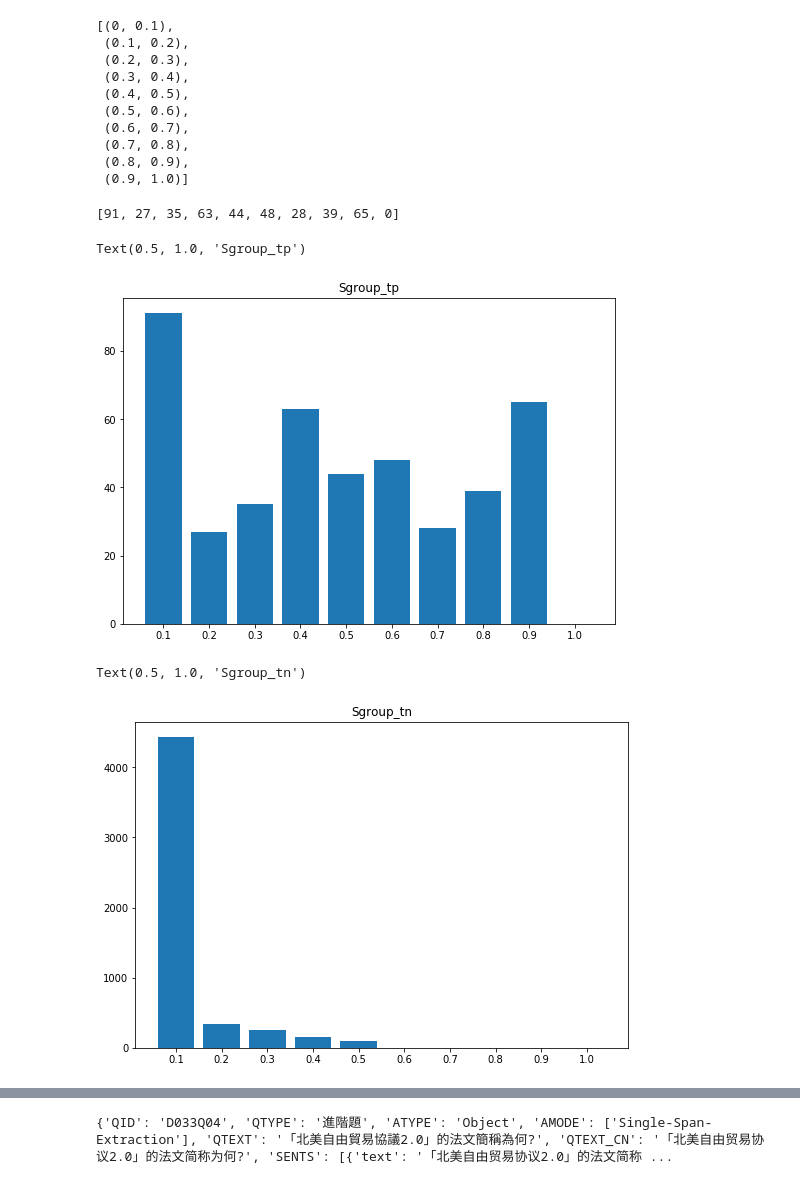
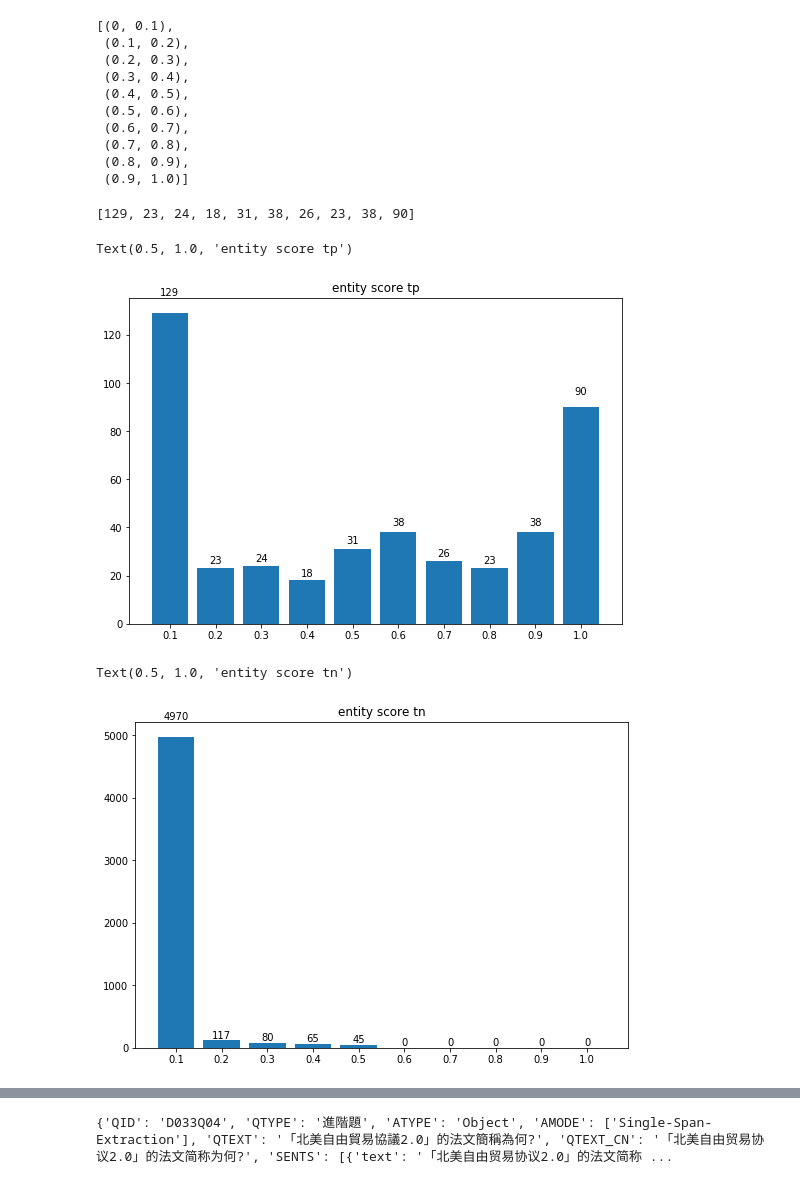
Before and after one commit to michaelmoju/fgc_support_retri, a Jupyter notebook: error_analysis.ipynb, the cells around one changed output, grey strips where cells are left out. Cells and saved outputs as stored; diff of their text form; code cells hidden in the pictures.

```diff
--- a/error_analysis.ipynb
+++ b/error_analysis.ipynb
@@ -49,7 +49,7 @@ def eval_from_threshold(data, threshold=0.5):
             all_answer_sp.append(q['answer_sp'])
     return all_items, all_sp_predictions, all_answer_sp
 # %%
-data = json_load("prediction/entity.json")
+data = json_load("prediction/entity_revise.json")
 # %%
 len(data)
 # %% [output]
@@ -142,23 +118,36 @@ for document in data:
 # %%
 interv_scores
 # %% [output]
-[91, 27, 35, 63, 44, 48, 28, 39, 65, 0]
+[129, 23, 24, 18, 31, 38, 26, 23, 38, 90]
+# %%
+def createLabels(data):
+    for item in data:
+        height = item.get_height()
+        plt.text(
+            item.get_x()+item.get_width()/2.,
+            height*1.05,
+            '%d' % int(height),
+            ha = "center",
+            va = "bottom",
+        )
 # %%
 plt.figure(figsize=(30, 6))
 plt.subplot(131)
-plt.bar([str(interv[1]) for interv in intervals], interv_scores)
-plt.title('Sgroup_tp')
+A = plt.bar([str(interv[1]) for interv in intervals], interv_scores)
+createLabels(A)
+plt.title('entity score tp')
 # %% [output]
-Text(0.5, 1.0, 'Sgroup_tp')
+Text(0.5, 1.0, 'entity score tp')
-[figure, old version]
+[figure, new version]
 # %%
 plt.figure(figsize=(30, 6))
 plt.subplot(131)
-plt.bar([str(interv[1]) for interv in intervals], interv_scores_tn)
-plt.title('Sgroup_tn')
+B = plt.bar([str(interv[1]) for interv in intervals], interv_scores_tn)
+createLabels(B)
+plt.title('entity score tn')
 # %% [output]
-Text(0.5, 1.0, 'Sgroup_tn')
+Text(0.5, 1.0, 'entity score tn')
-[figure, old version]
+[figure, new version]
 # %%
 def find_q(qid, data):
     for d in data:
```
Also changed, not shown: parts of 8 cells of this notebook, 7 other files.
